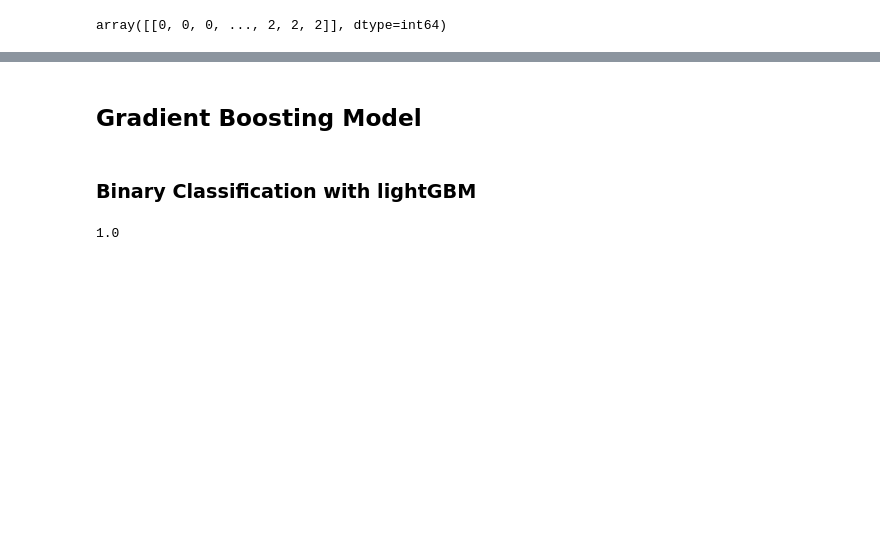
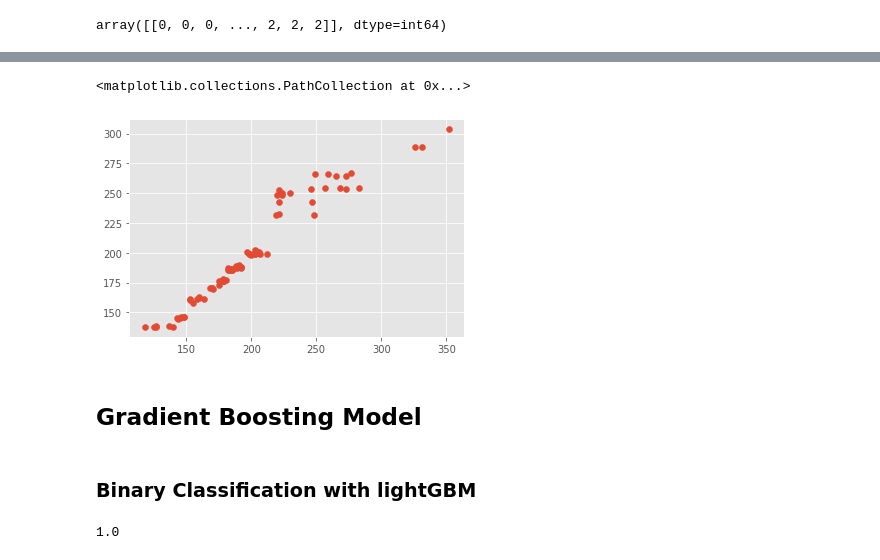
Before and after one commit to arcweld/DSI_Capstone_2, a Jupyter notebook: Capstone2.ipynb, the cells around one changed output, grey strips where cells are left out. Drawn from its saved outputs; the diff is of its cells as text; code cells hidden in the pictures; blank space fills up the shorter version.

```diff
--- a/Capstone2.ipynb
+++ b/Capstone2.ipynb
@@ -552,3 +735,8 @@ plt.show()
+# %%
+plt.scatter(y_test_reg[X_test['cycle']==10], clf_reg.predict(X_test)[X_test['cycle']==10])
+# %% [output]
+<matplotlib.collections.PathCollection at 0x...>
+[figure, added]
 # %% [markdown]
 ## Gradient Boosting Model
 # %% [markdown]
```
Also changed, not shown: parts of 65 cells of this notebook.
